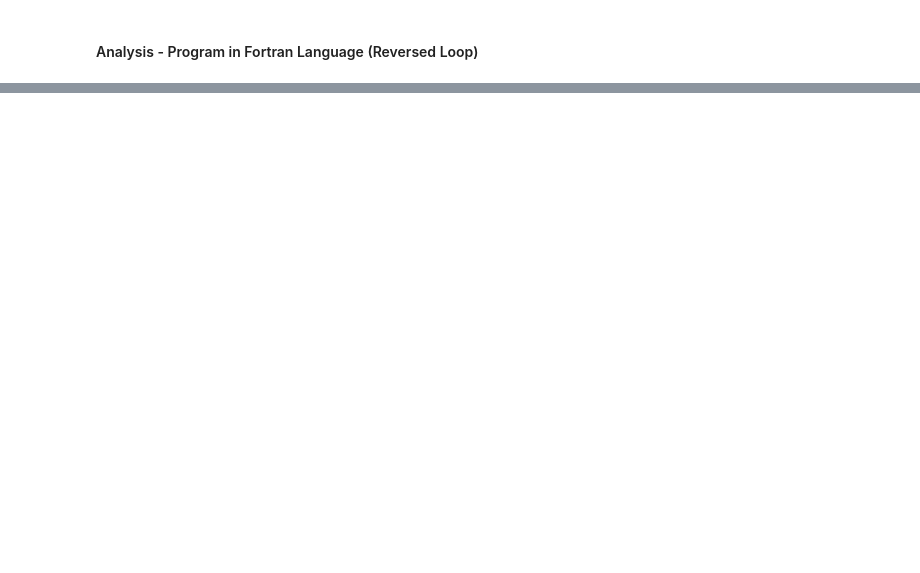
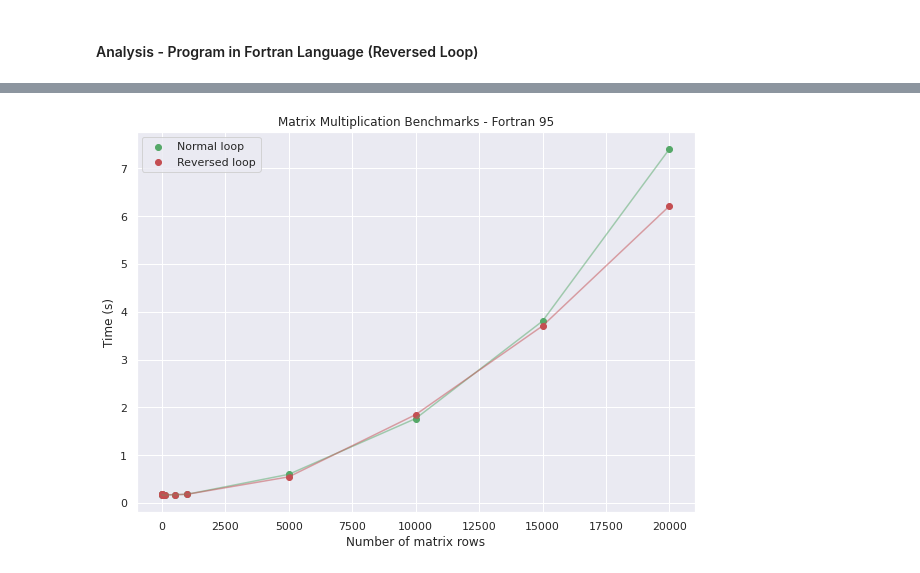
Before and after one commit to henchaves/coc472-cad, a Jupyter notebook: task_01/analysis.ipynb, the cells around one changed output, grey strips where cells are left out. Cells and saved outputs as stored; diff of their text form; code cells hidden in the pictures; blank space fills up the shorter version.

```diff
--- a/task_01/analysis.ipynb
+++ b/task_01/analysis.ipynb
@@ -157,0 +181,22 @@ plt.show()
+# %%
+fig, ax = plt.subplots(figsize=(10, 7))
+
+ax.plot([])
+ax.scatter([], [])
+ax.plot([])
+ax.scatter([], [])
+
+
+ax.scatter(results["n_rows"], results["time_fortran_normal"], label="Normal loop")
+ax.plot(results["n_rows"], results["time_fortran_normal"], alpha=0.5)
+ax.scatter(results["n_rows"], results["time_fortran_reversed"], label="Reversed loop")
+ax.plot(results["n_rows"], results["time_fortran_reversed"], alpha=0.5)
+
+ax.set_title("Matrix Multiplication Benchmarks - Fortran 95")
+ax.set_ylabel("Time (s)")
+ax.set_xlabel("Number of matrix rows")
+
+plt.legend()
+plt.show()
+# %% [output]
+[figure, added]
```
Also changed, not shown: parts of 8 cells of this notebook.
